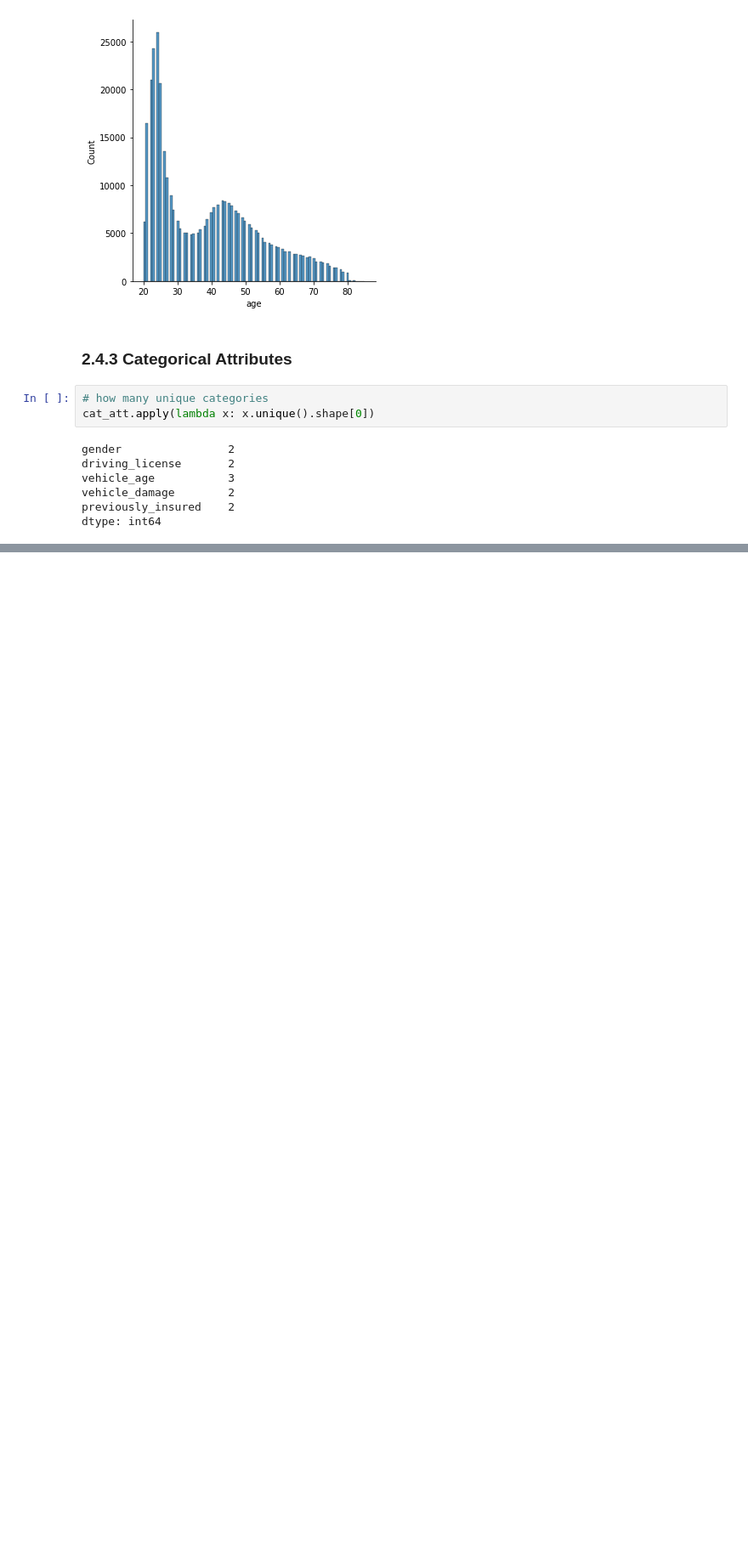
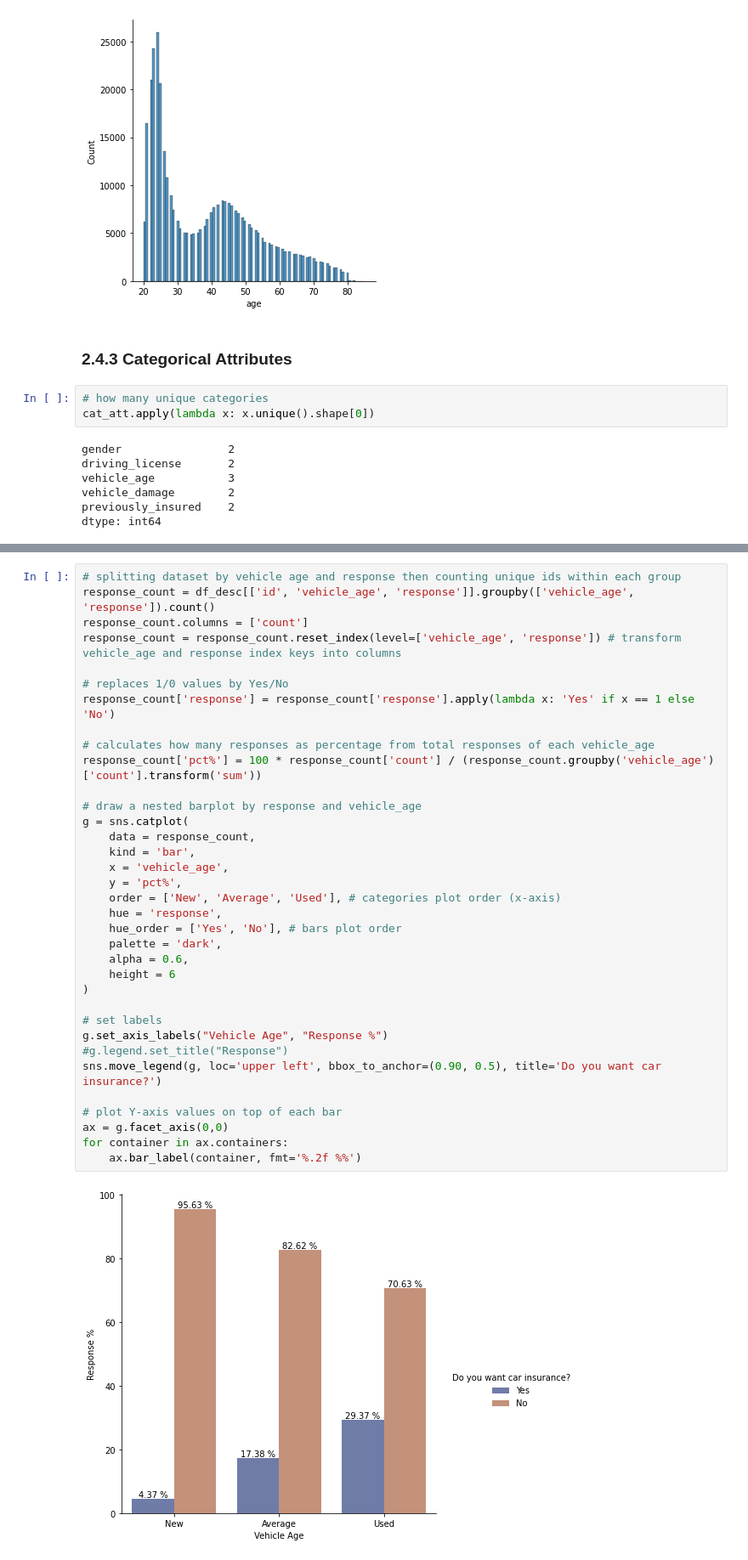
Before and after one commit to joaomj/health_insurance_cross_sell, a Jupyter notebook: health_insurance_cross-sell/notebooks/eda.ipynb, the cells around one changed output, grey strips where cells are left out. Shown: that part at 85% size. Cells and saved outputs as stored; diff of their text form; blank space fills up the shorter version.

```diff
--- a/health_insurance_cross-sell/notebooks/eda.ipynb
+++ b/health_insurance_cross-sell/notebooks/eda.ipynb
@@ -200,0 +234,37 @@ for container in ax.containers:
+# %%
+# splitting dataset by vehicle age and response then counting unique ids within each group
+response_count = df_desc[['id', 'vehicle_age', 'response']].groupby(['vehicle_age', 'response']).count()
+response_count.columns = ['count']
+response_count = response_count.reset_index(level=['vehicle_age', 'response']) # transform vehicle_age and response index keys into columns
+
+# replaces 1/0 values by Yes/No
+response_count['response'] = response_count['response'].apply(lambda x: 'Yes' if x == 1 else 'No')
+
+# calculates how many responses as percentage from total responses of each vehicle_age
+response_count['pct%'] = 100 * response_count['count'] / (response_count.groupby('vehicle_age')['count'].transform('sum'))
+
+# draw a nested barplot by response and vehicle_age
+g = sns.catplot(
+    data = response_count,
+    kind = 'bar',
+    x = 'vehicle_age',
+    y = 'pct%',
+    order = ['New', 'Average', 'Used'], # categories plot order (x-axis)
+    hue = 'response',
+    hue_order = ['Yes', 'No'], # bars plot order
+    palette = 'dark',
+    alpha = 0.6,
+    height = 6
+)
+
+# set labels
+g.set_axis_labels("Vehicle Age", "Response %")
+#g.legend.set_title("Response")
+sns.move_legend(g, loc='upper left', bbox_to_anchor=(0.90, 0.5), title='Do you want car insurance?')
+
+# plot Y-axis values on top of each bar
+ax = g.facet_axis(0,0)
+for container in ax.containers:
+    ax.bar_label(container, fmt='%.2f %%')
+# %% [output]
+[figure, added]
```
Also changed, not shown: parts of 9 cells of this notebook.
